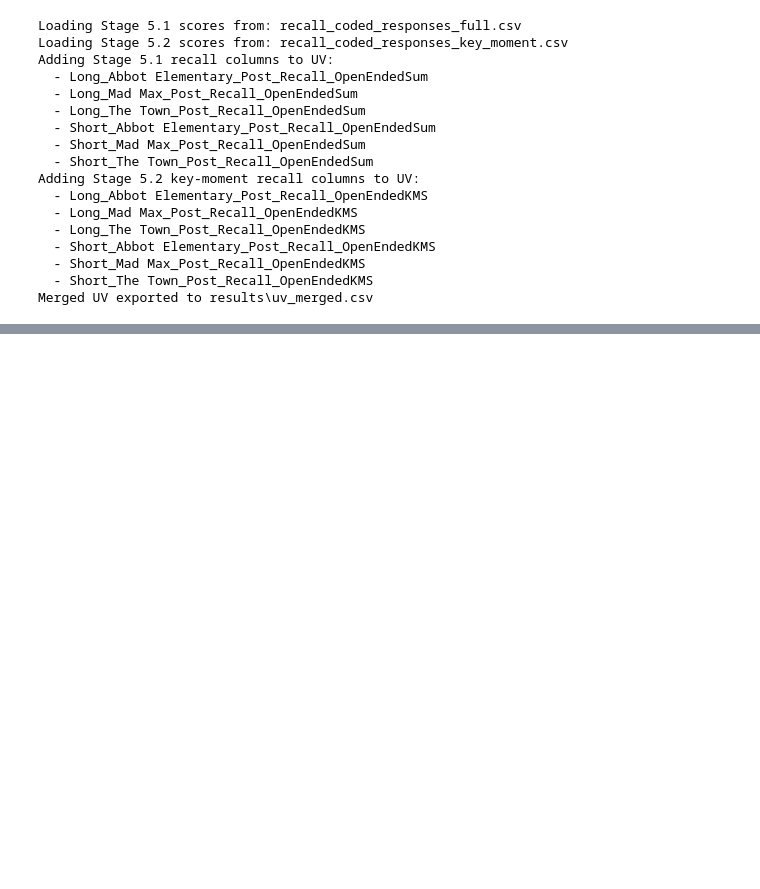
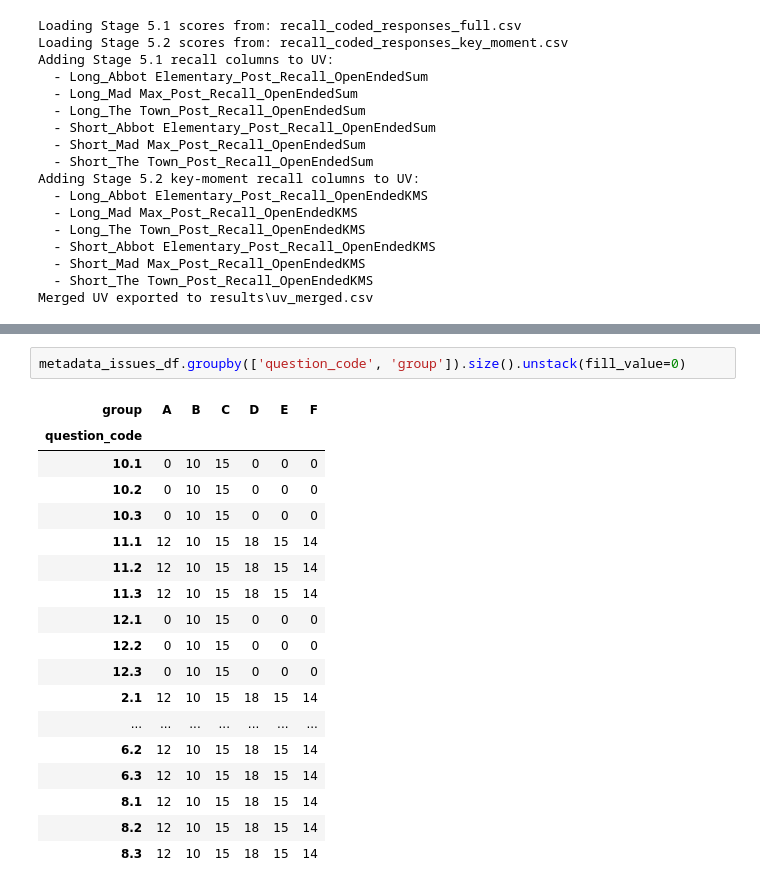
Before and after one commit to NeuralSenseCode/544_WBD_CXCU, a Jupyter notebook: analysis/assemble_uv.ipynb, the cells around one changed output, grey strips where cells are left out. Saved outputs shown, nothing was run; the diff lists cells and outputs as text; blank space fills up the shorter version.

```diff
--- a/analysis/assemble_uv.ipynb
+++ b/analysis/assemble_uv.ipynb
@@ -3564,0 +4290,21 @@ Merged UV exported to results\uv_merged.csv
+# %%
+metadata_issues_df.groupby(['question_code', 'group']).size().unstack(fill_value=0)
+# %% [output]
+| group | A | B | C | D | E | F |
+| question_code |  |  |  |  |  |  |
+| 10.1 | 0 | 10 | 15 | 0 | 0 | 0 |
+| 10.2 | 0 | 10 | 15 | 0 | 0 | 0 |
+| 10.3 | 0 | 10 | 15 | 0 | 0 | 0 |
+| 11.1 | 12 | 10 | 15 | 18 | 15 | 14 |
+| 11.2 | 12 | 10 | 15 | 18 | 15 | 14 |
+| 11.3 | 12 | 10 | 15 | 18 | 15 | 14 |
+| 12.1 | 0 | 10 | 15 | 0 | 0 | 0 |
+| 12.2 | 0 | 10 | 15 | 0 | 0 | 0 |
+| 12.3 | 0 | 10 | 15 | 0 | 0 | 0 |
+| 2.1 | 12 | 10 | 15 | 18 | 15 | 14 |
+| ... | ... | ... | ... | ... | ... | ... |
+| 6.2 | 12 | 10 | 15 | 18 | 15 | 14 |
+| 6.3 | 12 | 10 | 15 | 18 | 15 | 14 |
+| 8.1 | 12 | 10 | 15 | 18 | 15 | 14 |
+| 8.2 | 12 | 10 | 15 | 18 | 15 | 14 |
+| 8.3 | 12 | 10 | 15 | 18 | 15 | 14 |
```
Also changed, not shown: parts of 20 cells of this notebook, 2 other files.
